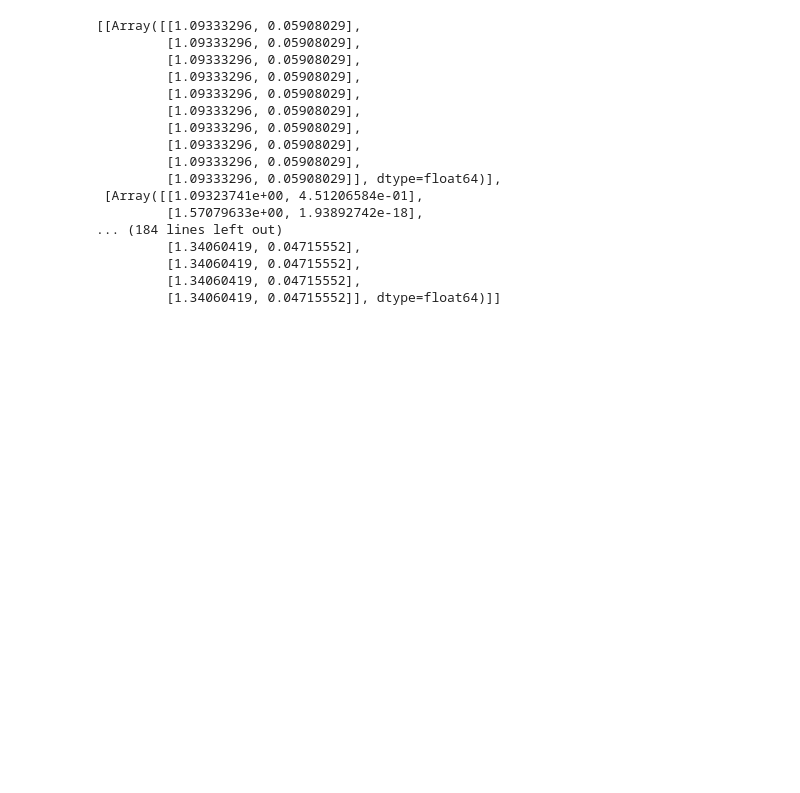
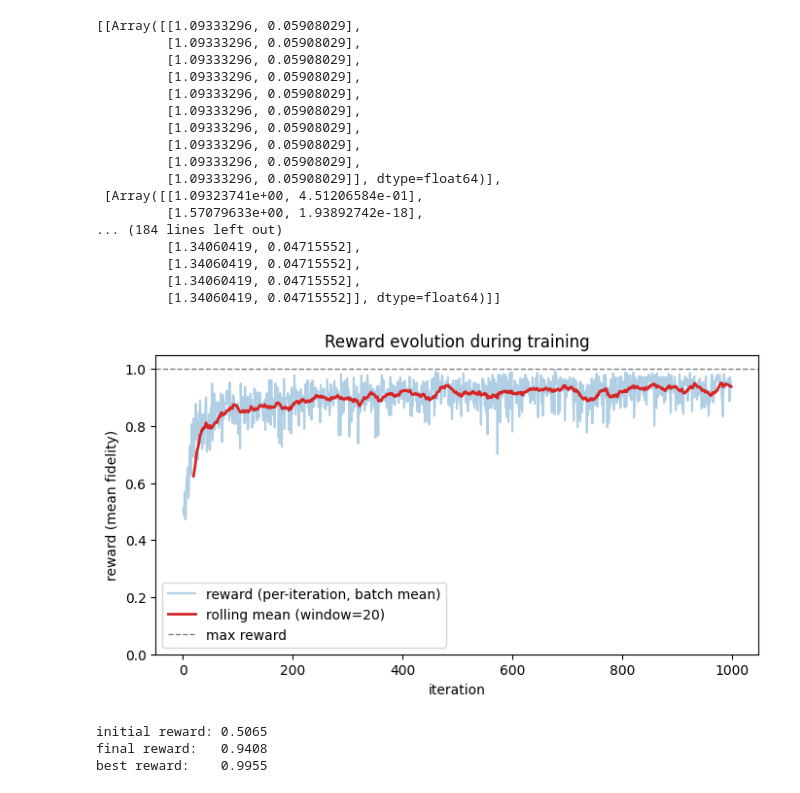
Before and after one commit to YousefElbrolosy/feedback-grape, a Jupyter notebook: docs/source/tutorials/feedbackGRAPE-tutorials/example_B.ipynb, the cells around one changed output. Saved outputs shown, nothing was run; the diff lists cells and outputs as text; code cells hidden in the pictures; blank space fills up the shorter version.

Commit message:
feat: added loss plotting functionality

```diff
--- a/docs/source/tutorials/feedbackGRAPE-tutorials/example_B.ipynb
+++ b/docs/source/tutorials/feedbackGRAPE-tutorials/example_B.ipynb
@@ -165,3 +165,36 @@ result.returned_params
          [1.34060419, 0.04715552],
          [1.34060419, 0.04715552],
          [1.34060419, 0.04715552]], dtype=float64)]]
+# %%
+import matplotlib.pyplot as plt
+
+# `result.reward_history` holds the reward (here the batch-mean fidelity, in
+# [0, 1]) at every training iteration, as opposed to the printed loss which
+# includes the unbounded log-probability REINFORCE term used for the gradient.
+reward_history = result.reward_history
+iters = jnp.arange(reward_history.shape[0])
+
+# The reward is estimated over `batch_size` stochastic trajectories, so it is
+# noisy; overlay a rolling mean to see the underlying trend.
+window = 20
+fig, ax = plt.subplots(figsize=(8, 4))
+ax.plot(iters, reward_history, alpha=0.35, label="reward (per-iteration, batch mean)")
+if reward_history.shape[0] >= window:
+    smoothed = jnp.convolve(reward_history, jnp.ones(window) / window, mode="valid")
+    ax.plot(iters[window - 1:], smoothed, color="C3", lw=2, label=f"rolling mean (window={window})")
+ax.axhline(1.0, ls="--", color="gray", lw=1, label="max reward")
+ax.set_xlabel("iteration")
+ax.set_ylabel("reward (mean fidelity)")
+ax.set_ylim(0, 1.05)
+ax.set_title("Reward evolution during training")
+ax.legend()
+plt.show()
+
+print(f"initial reward: {float(reward_history[0]):.4f}")
+print(f"final reward:   {float(reward_history[-1]):.4f}")
+print(f"best reward:    {float(jnp.nanmax(reward_history)):.4f}")
+# %% [output]
+[figure, added]
+initial reward: 0.5065
+final reward:   0.9408
+best reward:    0.9955
```
Also changed, not shown: 7 other files.
